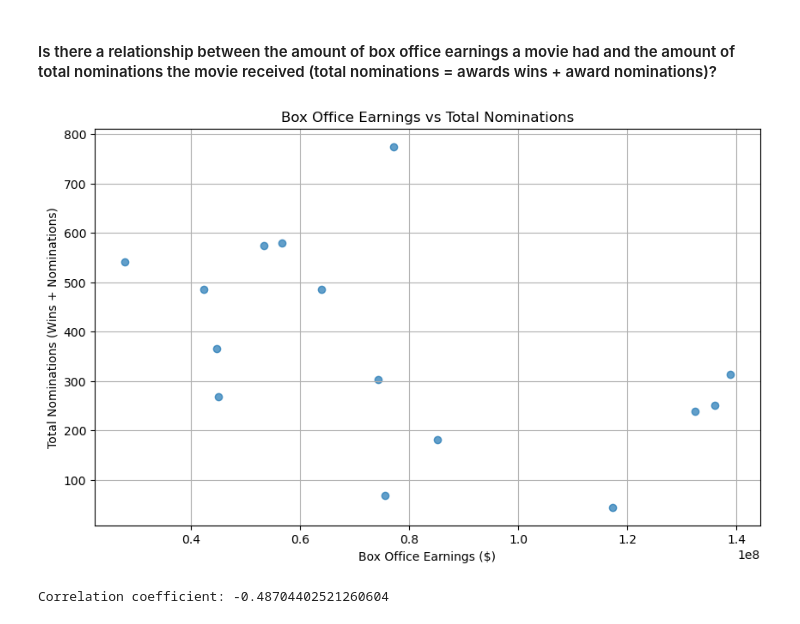
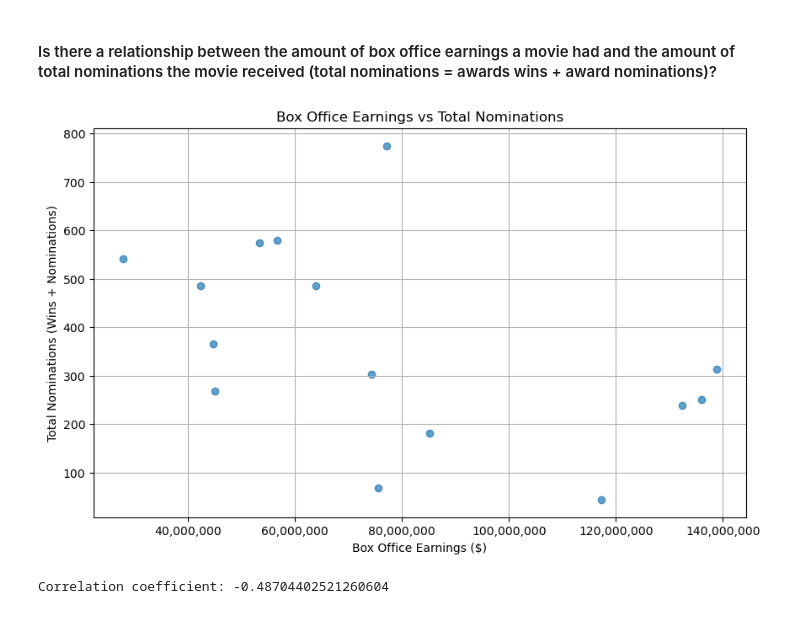
Before and after one commit to nseitler/movie-api-analysis, a Jupyter notebook: movie_analysis.ipynb, the cells around one changed output. Drawn from its saved outputs; the diff is of its cells as text; code cells hidden in the pictures.

Commit message:
updated axis on multiple graphs

```diff
--- a/movie_analysis.ipynb
+++ b/movie_analysis.ipynb
@@ -112,16 +112,19 @@ plt.show()
 # %%
 movies_df['Total Nominations'] = movies_df['Award Wins'] + movies_df['Award Nominations']
 
 plt.figure(figsize=(10, 6))
 plt.scatter(movies_df['Box Office'], movies_df['Total Nominations'], alpha=0.7)
 plt.title('Box Office Earnings vs Total Nominations')
 plt.xlabel('Box Office Earnings ($)')
 plt.ylabel('Total Nominations (Wins + Nominations)')
+
+plt.gca().xaxis.set_major_formatter(FuncFormatter(lambda x, _: f'{int(x):,}'))
+
 plt.grid(True)
 plt.show()
 
 correlation_2 = movies_df['Box Office'].corr(movies_df['Total Nominations'])
 print(f"Correlation coefficient: {correlation_2}")
 # %% [output]
-[figure, old version]
+[figure, new version]
 Correlation coefficient: -0.48704402521260604
```
Also changed, not shown: parts of 6 cells of this notebook.
